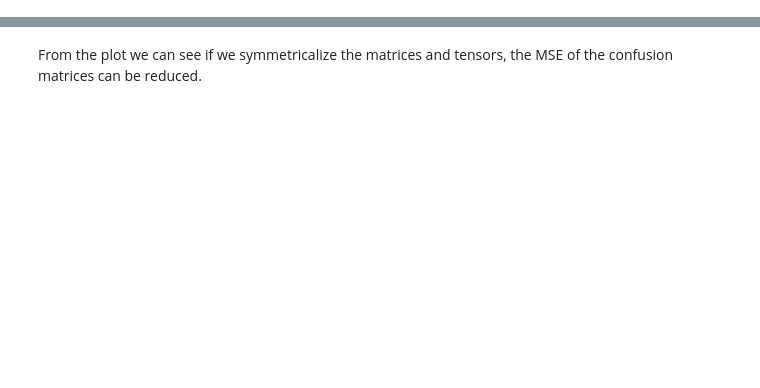
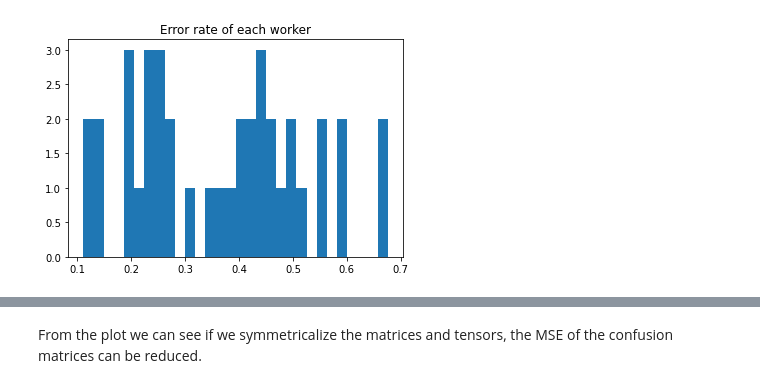
Before and after one commit to azurechen97/Spectral-methods-meet-EM, a Jupyter notebook: test3.ipynb, the cells around one changed output, grey strips where cells are left out. Drawn from its saved outputs; the diff is of its cells as text; code cells hidden in the pictures; blank space fills up the shorter version.

```diff
--- a/test3.ipynb
+++ b/test3.ipynb
@@ -48,0 +68,3 @@ print(error)
+# %%
+merged["error"] = merged["1_y"] != merged[2]
+error_worker = merged.groupby(['1_x']).mean()
@@ -48,0 +92,7 @@ print(error)
+# %%
+plt.hist(error_worker["error"], bins=30)
+plt.title("Error rate of each worker")
+plt.savefig("pic/bluebird_error.png", dpi=300)
+plt.show()
+# %% [output]
+[figure, added]
```
Also changed, not shown: parts of 44 cells of this notebook, 20 other files.
